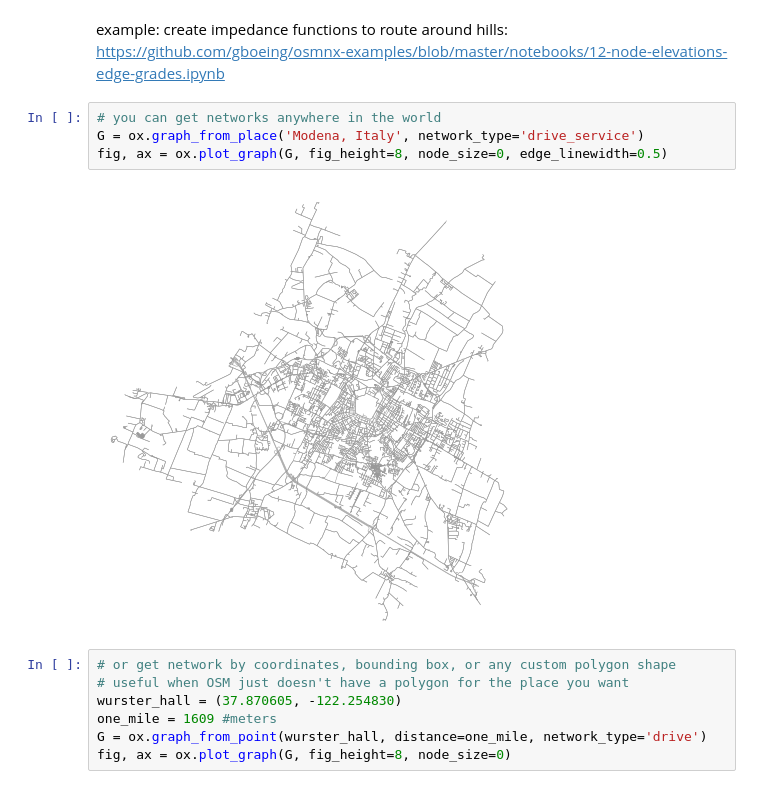
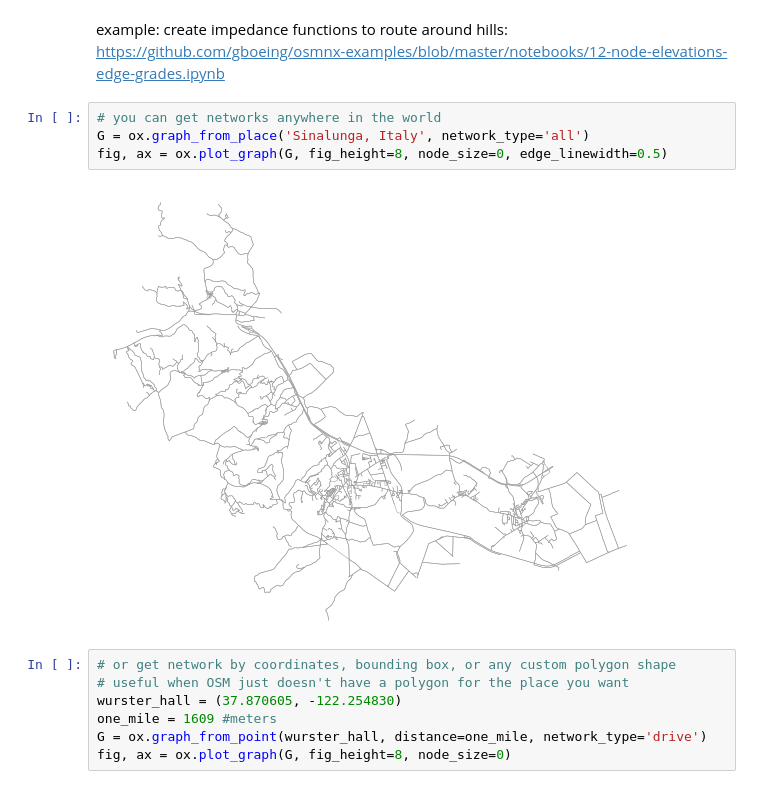
Before and after one commit to gboeing/osmnx-examples, a Jupyter notebook: notebooks/00-osmnx-features-demo.ipynb, the cells around one changed output. Saved outputs shown, nothing was run; the diff lists cells and outputs as text.

```diff
--- a/notebooks/00-osmnx-features-demo.ipynb
+++ b/notebooks/00-osmnx-features-demo.ipynb
@@ -157,10 +159,10 @@ fig, ax = ox.plot_graph(G, fig_height=6, node_color=nc, node_size=12, node_zorde
 example: create impedance functions to route around hills: https://github.com/gboeing/osmnx-examples/blob/master/notebooks/12-node-elevations-edge-grades.ipynb
 # %%
 # you can get networks anywhere in the world
-G = ox.graph_from_place('Modena, Italy', network_type='drive_service')
+G = ox.graph_from_place('Sinalunga, Italy', network_type='all')
 fig, ax = ox.plot_graph(G, fig_height=8, node_size=0, edge_linewidth=0.5)
 # %% [output]
-[figure, old version]
+[figure, new version]
 # %%
 # or get network by coordinates, bounding box, or any custom polygon shape
 # useful when OSM just doesn't have a polygon for the place you want
```
Also changed, not shown: parts of 6 cells of this notebook, 18 other files.
